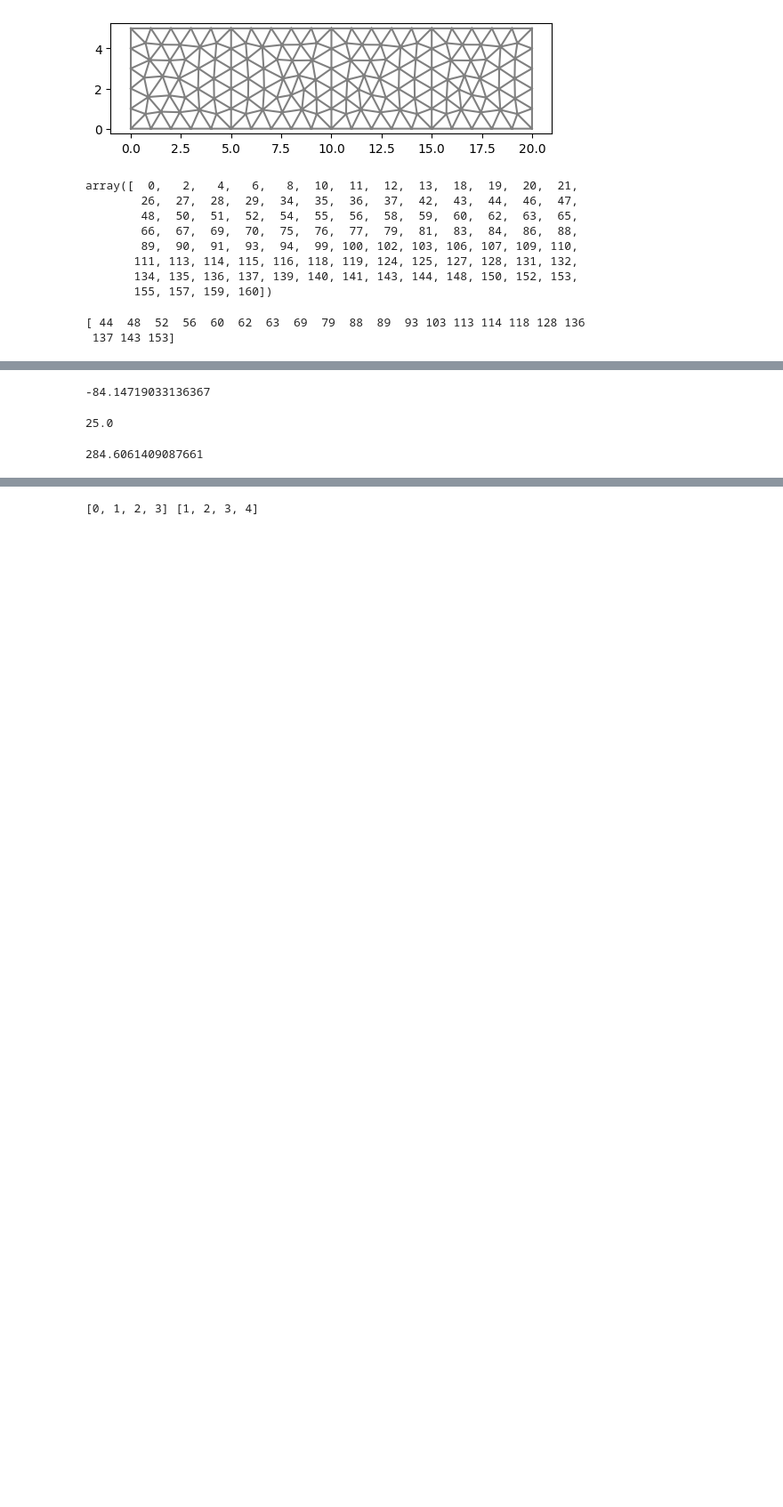
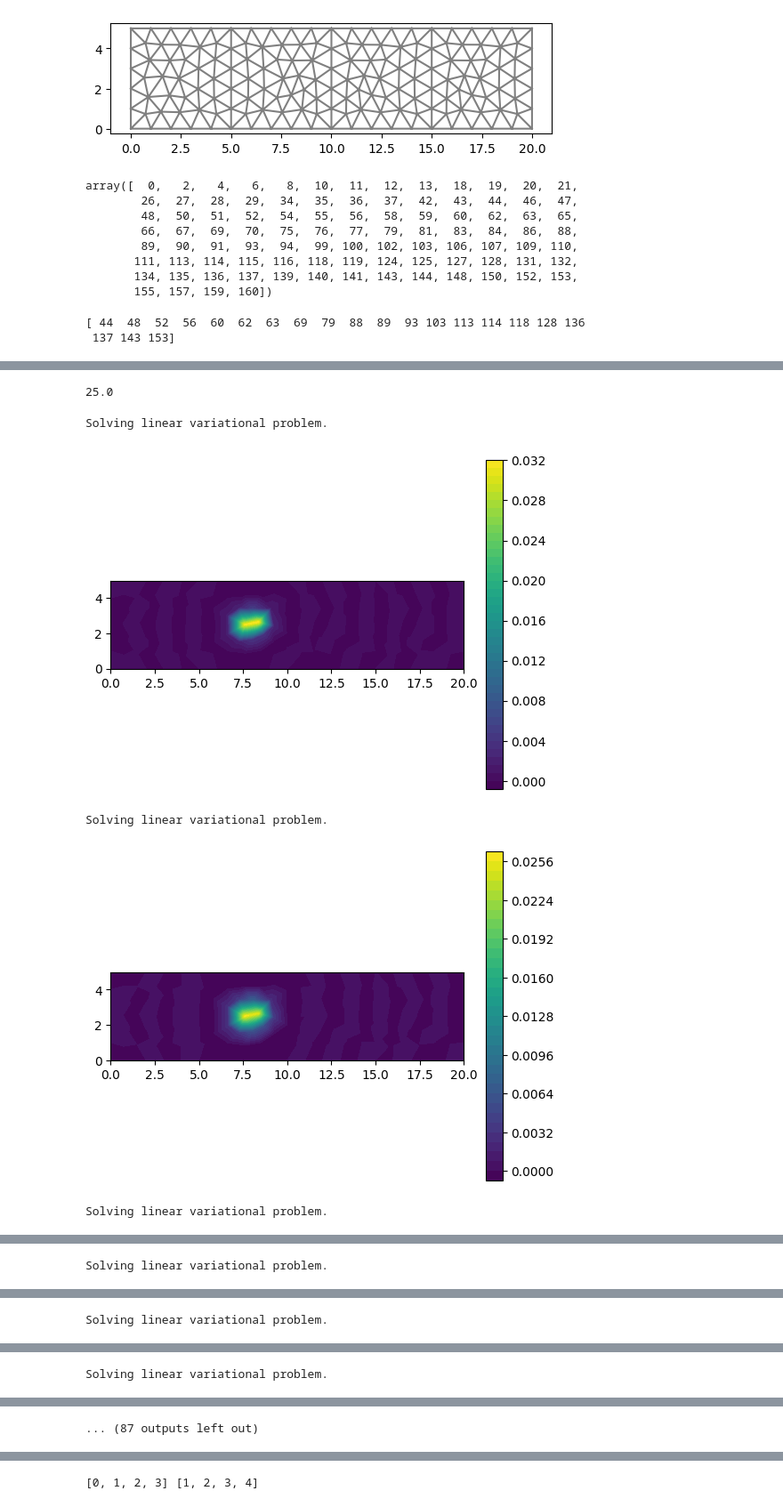
Before and after one commit to itsmebonny/pacsproj, a Jupyter notebook: RectangularDG.ipynb, the cells around one changed output, grey strips where cells are left out. Shown at 89% size. Saved outputs shown, nothing was run; the diff lists cells and outputs as text; code cells hidden in the pictures; blank space fills up the shorter version.

```diff
--- a/RectangularDG.ipynb
+++ b/RectangularDG.ipynb
@@ -69,9 +69,3 @@ Solving linear variational problem.
-# %%
-data = gd.DataHeat(heat,mesh_load)
-flux = data.flux(tags['interface'][0])
-print(flux)
-# %% [output]
--84.14719033136367
 # %%
 assemble(Constant(1.0)*mesh_load.dx(tags['faces'][1]))
 # %% [output]
@@ -79,18 +75,23 @@ assemble(Constant(1.0)*mesh_load.dx(tags['faces'][1]))
 # %%
-mean = data.mean_temp(tags['faces'][0])
-print(mean)
+# mean = data.mean_temp(tags['faces'][0])
+# print(mean)
-# %% [output]
-284.6061409087661
 # %%
-# diffusion of a gaussian function
-# heat_gaussian = gd.Heat(mesh_load,'Heat')
-# V = FunctionSpace(mesh_load.mesh,"CG",1)
-# k = Constant(1.0)
-# f = Constant(0.0)
-# bc = Constant(0.0)
-# u0 = Expression('exp(-a*pow(x[0], 2) - a*pow(x[1], 2))',degree=2, a=5)
-# dt = 2.0/ 50
-# T = 2.0
-# heat_gaussian.set_parameters(V,k,f,bc,u0,dt,T)
-# heat_gaussian.solve()
-# heat_gaussian.plot_solution()
+#diffusion of a gaussian function
+heat_gaussian = gd.Heat(mesh_load,'Heat')
+V = FunctionSpace(mesh_load.mesh,"CG",1)
+k = Constant(1.0)
+f = Constant(0.0)
+bc = Constant(0.0)
+u0 = Expression('exp(-a*pow(x[0]-8, 2) - a*pow(x[1]-2.5, 2))',degree=2, a=20)
+dt = 2.0/ 50
+T = 2.0
+heat_gaussian.set_parameters(V,k,f,bc,u0,dt,T)
+heat_gaussian.solve()
+heat_gaussian.plot_solution()
+data = gd.DataHeat(heat_gaussian,mesh_load)
+# %% [output]
+Solving linear variational problem.
+[figure, added]
+Solving linear variational problem.
+[figure, added]
+Solving linear variational problem.
@@ -96,0 +99 @@ print(mean)
+Solving linear variational problem.
@@ -96,0 +101 @@ print(mean)
+Solving linear variational problem.
@@ -96,0 +103 @@ print(mean)
+Solving linear variational problem.
@@ -97,3 +105,4 @@ print(mean)
+... (87 outputs left out)
 # %%
 # center_line = []
 # for i in tags['interface']:
```
Also changed, not shown: parts of 8 cells of this notebook, 2 other files.
